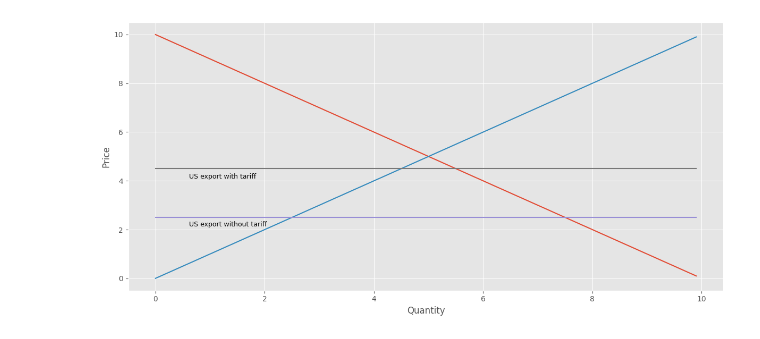
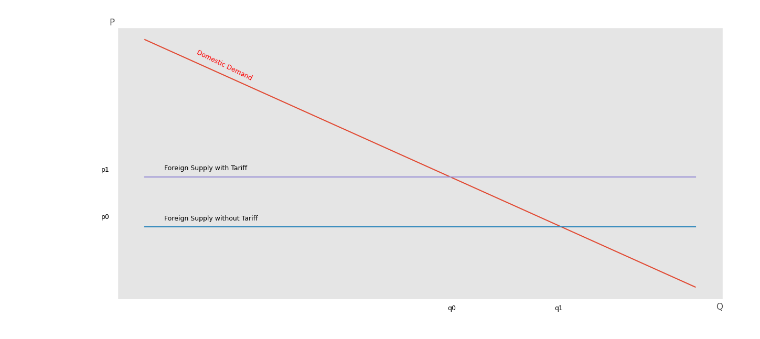
Before and after one commit to Arafat-learning/soybean_trade, a Jupyter notebook: figure_2.ipynb, the cells around one changed output. Saved outputs shown, nothing was run; the diff lists cells and outputs as text; code cells hidden in the pictures.

Commit message:
Remove Domestic Supply

```diff
--- a/figure_2.ipynb
+++ b/figure_2.ipynb
@@ -10,39 +10,85 @@ tax = np.full(100,4.5)
 # %%
 import matplotlib.pyplot as plt
 
 plt.style.use("ggplot")
 
 fig = plt.figure(figsize=(12, 6))
 
 plt.plot(q, d)
-plt.plot(q, s)
 plt.plot(q, no_tax)
 plt.plot(q, tax)
 
 fig.text(
-    0.15,                   # X-coordinate (0.0 = far left, 1.0 = far right)
-    0.485,                   # Y-coordinate (0.0 = bottom, 1.0 = top)
-    "US export with tariff",
+    0.1,                   # X-coordinate (0.0 = far left, 1.0 = far right)
+    0.505,                   # Y-coordinate (0.0 = bottom, 1.0 = top)
+    "Foreign Supply with Tariff",
+    fontsize=9,             # Keep it small
+    color='black',
+    ha='left'               # Horizontal alignment
+)
+fig.text(
+    0.1,                   # X-coordinate (0.0 = far left, 1.0 = far right)
+    0.345,                   # Y-coordinate (0.0 = bottom, 1.0 = top)
+    "Foreign Supply without Tariff",
     fontsize=9,             # Keep it small
     color='black',
     ha='left'               # Horizontal alignment
 )
 fig.text(
     0.15,                   # X-coordinate (0.0 = far left, 1.0 = far right)
-    0.335,                   # Y-coordinate (0.0 = bottom, 1.0 = top)
-    "US export without tariff",
+    0.79,                   # Y-coordinate (0.0 = bottom, 1.0 = top)
+    "Domestic Demand",
     fontsize=9,             # Keep it small
+    rotation =-26,
+    color='Red',
+    ha='left'               # Horizontal alignment
+)
+fig.text(
+    0.0,                   # X-coordinate (0.0 = far left, 1.0 = far right)
+    0.35,                   # Y-coordinate (0.0 = bottom, 1.0 = top)
+    "p0",
+    fontsize=9,             # Keep it small
+    rotation =0,
     color='black',
     ha='left'               # Horizontal alignment
 )
+fig.text(
+    0.0,                   # X-coordinate (0.0 = far left, 1.0 = far right)
+    0.5,                   # Y-coordinate (0.0 = bottom, 1.0 = top)
+    "p1",
+    fontsize=9,             # Keep it small
+    rotation =0,
+    color='black',
+    ha='left'               # Horizontal alignment
+)
+fig.text(
+    0.55,                   # X-coordinate (0.0 = far left, 1.0 = far right)
+    0.06,                   # Y-coordinate (0.0 = bottom, 1.0 = top)
+    "q0",
+    fontsize=9,             # Keep it small
+    rotation =0,
+    color='black',
+    ha='left'               # Horizontal alignment
+)
+fig.text(
+    0.72,                   # X-coordinate (0.0 = far left, 1.0 = far right)
+    0.06,                   # Y-coordinate (0.0 = bottom, 1.0 = top)
+    "q1",
+    fontsize=9,             # Keep it small
+    rotation =0,
+    color='black',
+    ha='left'               # Horizontal alignment
+)
+plt.yticks([])
+plt.xticks([])
 
 plt.title("")
-plt.ylabel("Price")
-plt.xlabel("Quantity")
+plt.ylabel("P", loc = "top", rotation = 0)
+plt.xlabel("Q", loc = "right")
 plt.ticklabel_format(style='plain', axis='y')
 fig.tight_layout(rect=[0, 0.03, 1, 1])
 plt.show()
 
 plt.show()
 # %% [output]
-[figure, old version]
+[figure, new version]
```
